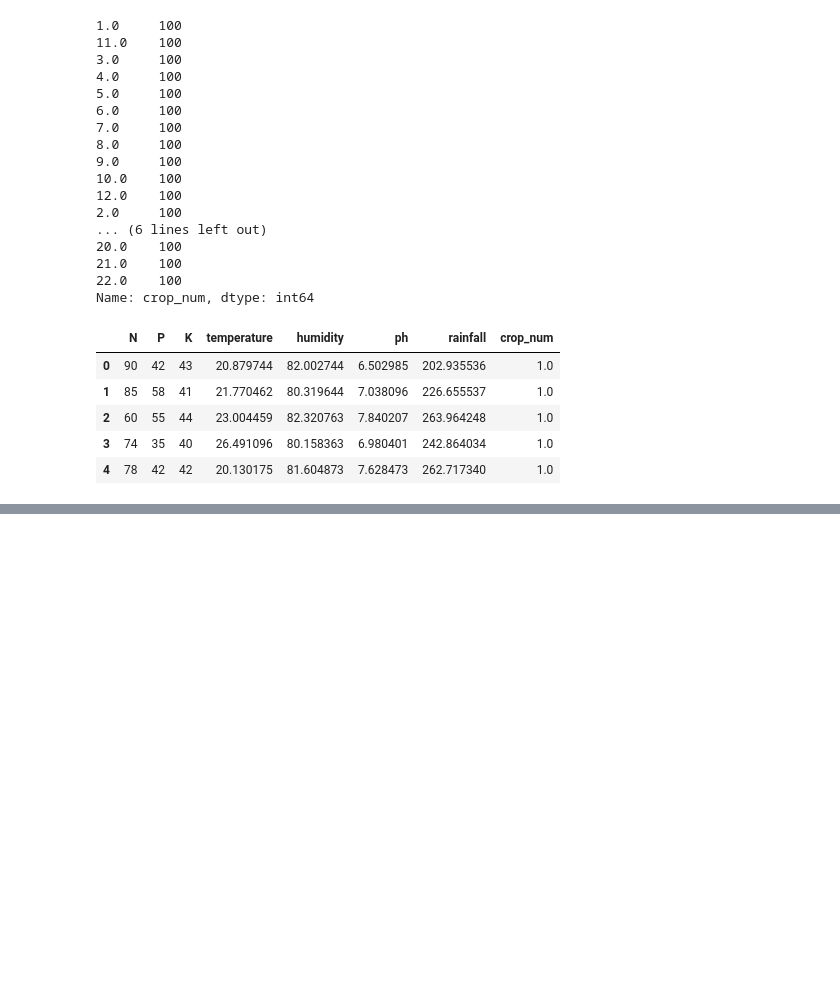
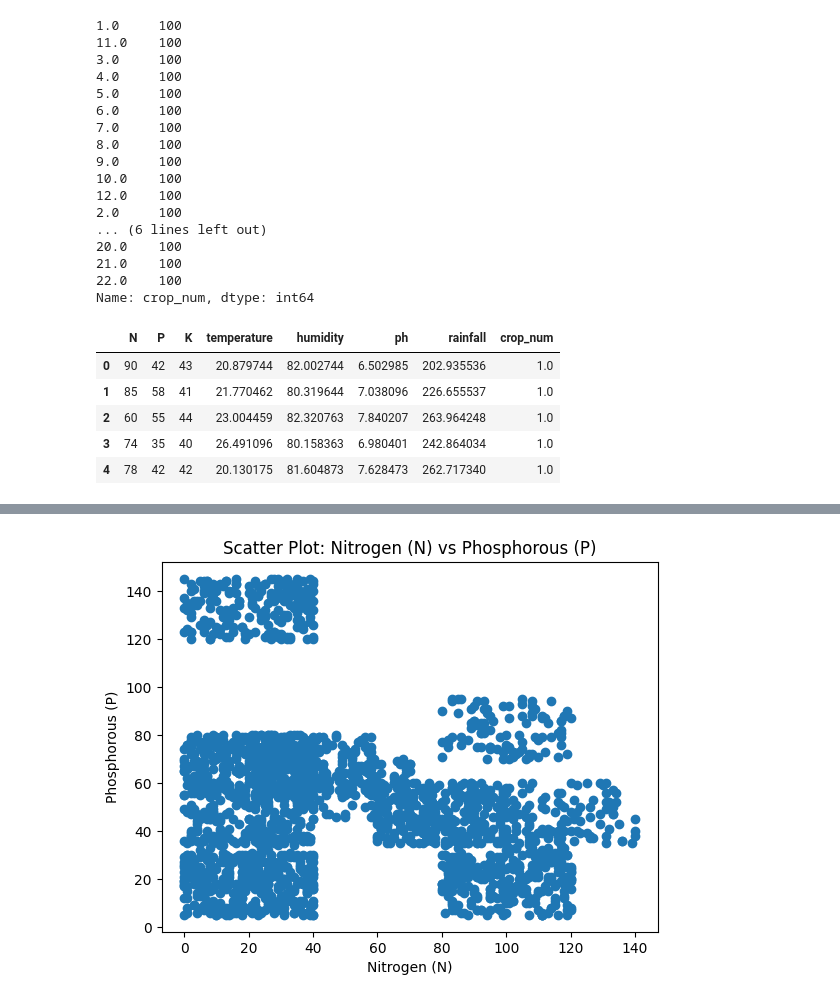
Before and after one commit to FWD-LAB-21B01A1269/crop, a Jupyter notebook: Untitled2.ipynb, the cells around one changed output, grey strips where cells are left out. Cells and saved outputs as stored; diff of their text form; code cells hidden in the pictures; blank space fills up the shorter version.

```diff
--- a/Untitled2.ipynb
+++ b/Untitled2.ipynb
@@ -211,0 +319,10 @@ crop.head()
+# %%
+plt.scatter(x['N'], x['P'])
+plt.title('Scatter Plot: Nitrogen (N) vs Phosphorous (P)')
+plt.xlabel('Nitrogen (N)')
+plt.ylabel('Phosphorous (P)')
+plt.show()
+
+# Repeat for other pairs as needed
+# %% [output]
+[figure, added]
```
Also changed, not shown: parts of 22 cells of this notebook.
